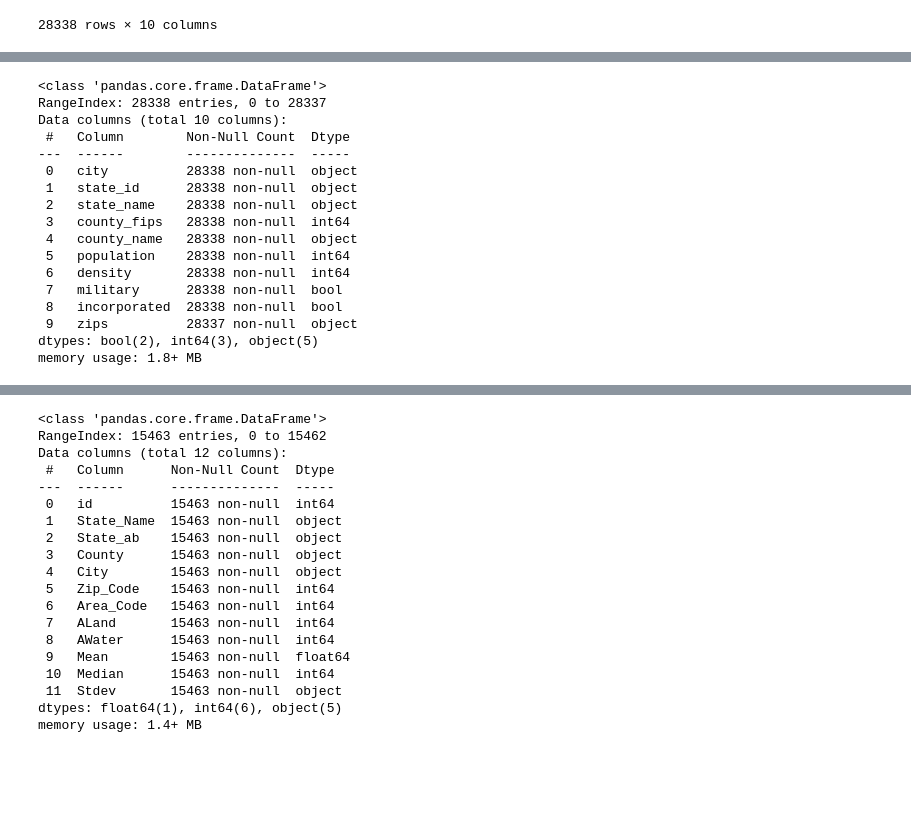
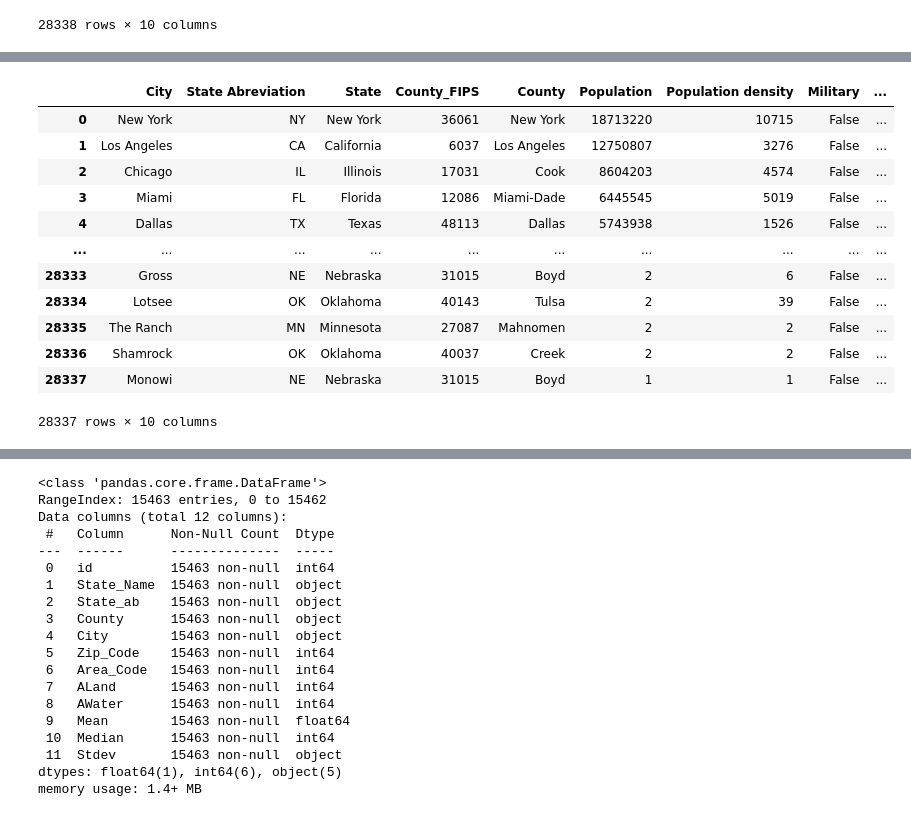
Before and after one commit to nhafer88/Mental_Health_Predictor, a Jupyter notebook: Cleaning_data.ipynb, the cells around one changed output, grey strips where cells are left out. Drawn from its saved outputs; the diff is of its cells as text; code cells hidden in the pictures; blank space fills up the shorter version.

```diff
--- a/Cleaning_data.ipynb
+++ b/Cleaning_data.ipynb
@@ -29,3 +21,9 @@ uscities
 | 28336 | Shamrock | OK | Oklahoma | 40037 | Creek | 2 | 2 | False | True | ... |
 | 28337 | Monowi | NE | Nebraska | 31015 | Boyd | 1 | 1 | False | True | ... |
 28338 rows × 10 columns
+# %%
+# Eliminated missing row in Zips
+zips = pd.notnull(uscities["zips"])
+uscities = uscities[zips]
+uscities_df = pd.DataFrame(uscities)
+uscities_df.info()
@@ -32,22 +54,31 @@ uscities
 # %%
-uscities.info()
+#Renaming the Columns and Displaying Info
+uscities_df.rename(columns = {
+    "city":"City",
+    "state_id": "State Abreviation",
+    "state_name":"State",
+    "county_fips":"County_FIPS",
+    "county_name":"County",
+    "population":"Population",
+    "density":"Population density",
+    "military":"Military",
+    "incorporated":"Incorporated",
+    "zips":"List of Zip Codes"
+    },inplace=True)
+uscities_df
 # %% [output]
+|  | City | State Abreviation | State | County_FIPS | County | Population | Population density | Military | ... |
+| 0 | New York | NY | New York | 36061 | New York | 18713220 | 10715 | False | ... |
+| 1 | Los Angeles | CA | California | 6037 | Los Angeles | 12750807 | 3276 | False | ... |
+| 2 | Chicago | IL | Illinois | 17031 | Cook | 8604203 | 4574 | False | ... |
+| 3 | Miami | FL | Florida | 12086 | Miami-Dade | 6445545 | 5019 | False | ... |
+| 4 | Dallas | TX | Texas | 48113 | Dallas | 5743938 | 1526 | False | ... |
+| ... | ... | ... | ... | ... | ... | ... | ... | ... | ... |
+| 28333 | Gross | NE | Nebraska | 31015 | Boyd | 2 | 6 | False | ... |
+| 28334 | Lotsee | OK | Oklahoma | 40143 | Tulsa | 2 | 39 | False | ... |
+| 28335 | The Ranch | MN | Minnesota | 27087 | Mahnomen | 2 | 2 | False | ... |
+| 28336 | Shamrock | OK | Oklahoma | 40037 | Creek | 2 | 2 | False | ... |
+| 28337 | Monowi | NE | Nebraska | 31015 | Boyd | 1 | 1 | False | ... |
-<class 'pandas.core.frame.DataFrame'>
-RangeIndex: 28338 entries, 0 to 28337
-Data columns (total 10 columns):
- #   Column        Non-Null Count  Dtype
----  ------        --------------  -----
- 0   city          28338 non-null  object
- 1   state_id      28338 non-null  object
- 2   state_name    28338 non-null  object
- 3   county_fips   28338 non-null  int64
- 4   county_name   28338 non-null  object
- 5   population    28338 non-null  int64
- 6   density       28338 non-null  int64
- 7   military      28338 non-null  bool
- 8   incorporated  28338 non-null  bool
- 9   zips          28337 non-null  object
-dtypes: bool(2), int64(3), object(5)
-memory usage: 1.8+ MB
+28337 rows × 10 columns
 # %%
 income_order = ["id", "State_Name", "State_ab", "County", "City", "Zip_Code", "Area_Code", "ALand", "AWater", "Mean","Median","Stdev"]
```
Also changed, not shown: parts of 8 cells of this notebook.
